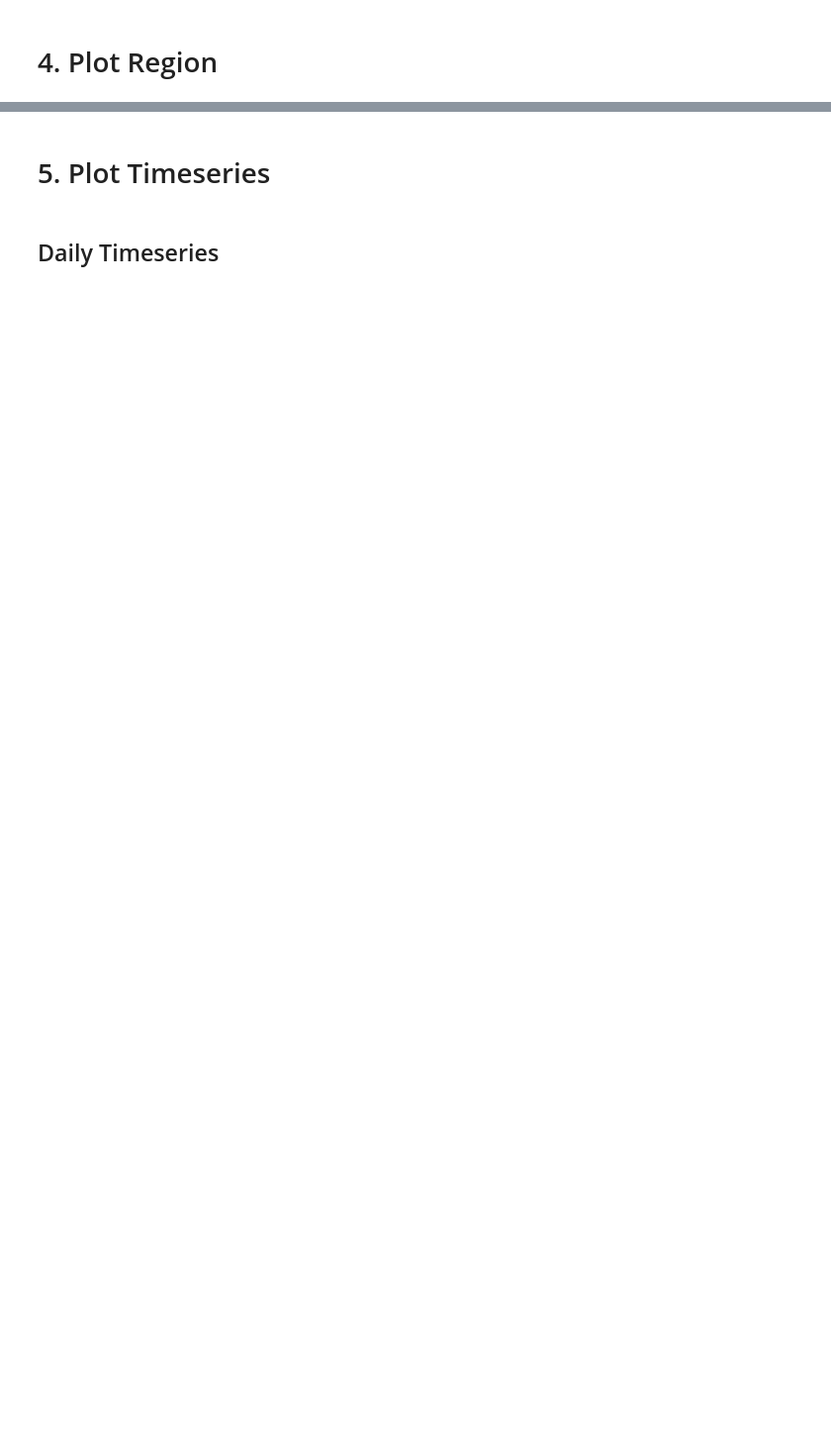
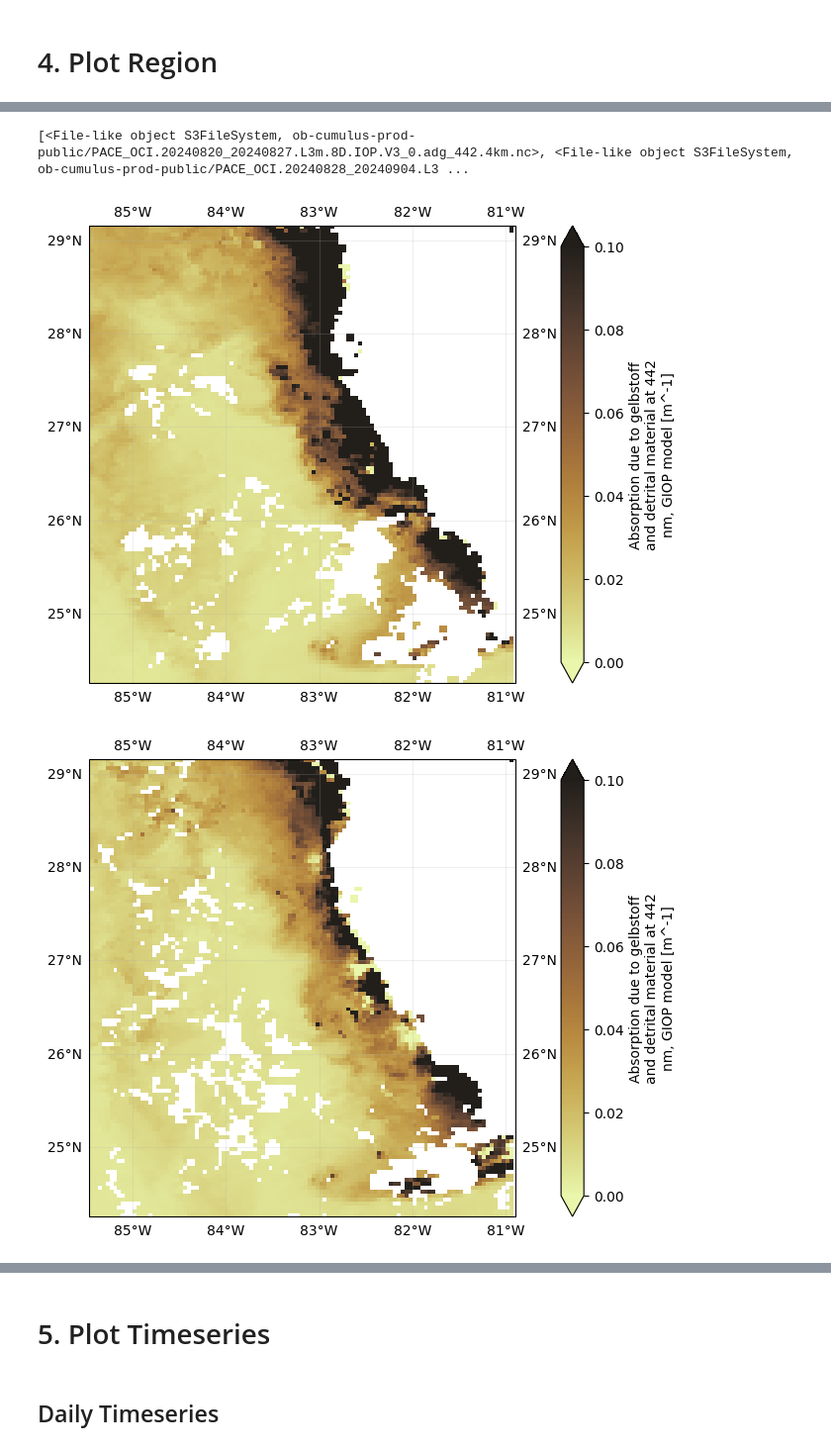
Before and after one commit to anna-valcarcel/LANDFAWL, a Jupyter notebook: Anna/PACETurbidityAnalysis.ipynb, the cells around one changed output, grey strips where cells are left out. Shown at 99% size. Cells and saved outputs as stored; diff of their text form; code cells hidden in the pictures; blank space fills up the shorter version.

Commit message:
Adding exporting code for 8-day figures

```diff
--- a/Anna/PACETurbidityAnalysis.ipynb
+++ b/Anna/PACETurbidityAnalysis.ipynb
@@ -70,8 +70,7 @@ The paths list is sorted temporally by default, which means the shape of the pat
 # %%
 dataset = xr.open_mfdataset(
     paths,
-    preprocess=time_from_attr,
     combine="nested",
     concat_dim="date",
 )
-dataset
+# dataset
@@ -123,10 +85,11 @@ var_data = dataset.drop_vars(["palette"])
 # 4. Plot Region
 # %%
 # Define your bounding box
-lon_min = -93.779722
-lat_min = 19.128302
-lon_max = -85.294619
-lat_max = 23.164351
+lon_min = -85.469669
+lat_min = 24.254477
+lon_max = -80.897385
+lat_max = 29.159357
+
 
 # Take average over time and "slice" the global file to the region of interest
 var_avg = var_data.mean("date", keep_attrs=True)
@@ -147,9 +110,10 @@ var_slice.plot(
 
 # Set the map extent to your bounding box
 ax.set_extent([lon_min, lon_max, lat_min, lat_max], crs=ccrs.PlateCarree())
+# ax.add_feature(cfeature.NaturalEarthFeature('physical', 'land', '110m', edgecolor='face', facecolor='white'), alpha=0.85, zorder=5)
 
 # Add filled land
-ax.add_feature(cfeature.LAND, facecolor='black')
+ax.add_feature(cfeature.LAND, facecolor='white')
 
 # Add gridlines with labels
 ax.gridlines(draw_labels=True,alpha=0.2)
@@ -159,0 +168,57 @@ plt.show()
+# %%
+# Export images for animation
+# We want 8-day periods 30 days Before and After the event
+
+# Define search criteria for Before the hurricane
+tspan = ("2024-08-24", "2024-09-24")
+var_code = "PACE_OCI_L3M_IOP"
+granule_name = "*.8D.IOP*adg_442*4km*" # Change this for each variable and dataset (IOP, CHL, BGC, AOP,etc.)
+
+results = earthaccess.search_data(
+    short_name=var_code,
+    temporal=tspan,
+    granule_name=granule_name,
+    )
+
+paths_before = earthaccess.open(results)
+# print(paths_before)
+
+if len(paths_before) > 4:
+    paths_before = paths_before[:-1]
+
+print(paths_before)
+# %% [output]
+[<File-like object S3FileSystem, ob-cumulus-prod-public/PACE_OCI.20240820_20240827.L3m.8D.IOP.V3_0.adg_442.4km.nc>, <File-like object S3FileSystem, ob-cumulus-prod-public/PACE_OCI.20240828_20240904.L3 ...
+# %%
+# Folder to write to
+folder_path = "Hackweek/PACE_Hackweek_2025/Figures/Adg_442/Before"
+
+# Define variable name
+var_name = "adg_442"
+
+# Define your bounding box
+lon_min = -85.469669
+lat_min = 24.254477
+lon_max = -80.897385
+lat_max = 29.159357
+
+# Define color map
+cmap = "cmo.turbid"
+# %%
+# Run the plotting function
+for i in range(len(paths_before)):
+    dataset = xr.open_dataset(paths_before[i])
+
+    # Drop unnecessary variables
+    var_data = dataset.drop_vars(["palette"])
+    var_data = var_data[var_name]
+
+    var_slice = var_data.sel(lat=slice(lat_max, lat_min), lon=slice(lon_min, lon_max))
+
+    # call the plotting function, input list: (sliced_data, output_folder_name,cbar_vmin,cbar_vmax,cmap_name)
+    export_8day(var_slice,folder_path,0,0.1,cmap)
+
+    plt.show()
+# %% [output]
+[figure, added]
+[figure, added]
```
Also changed, not shown: parts of 18 cells of this notebook.
